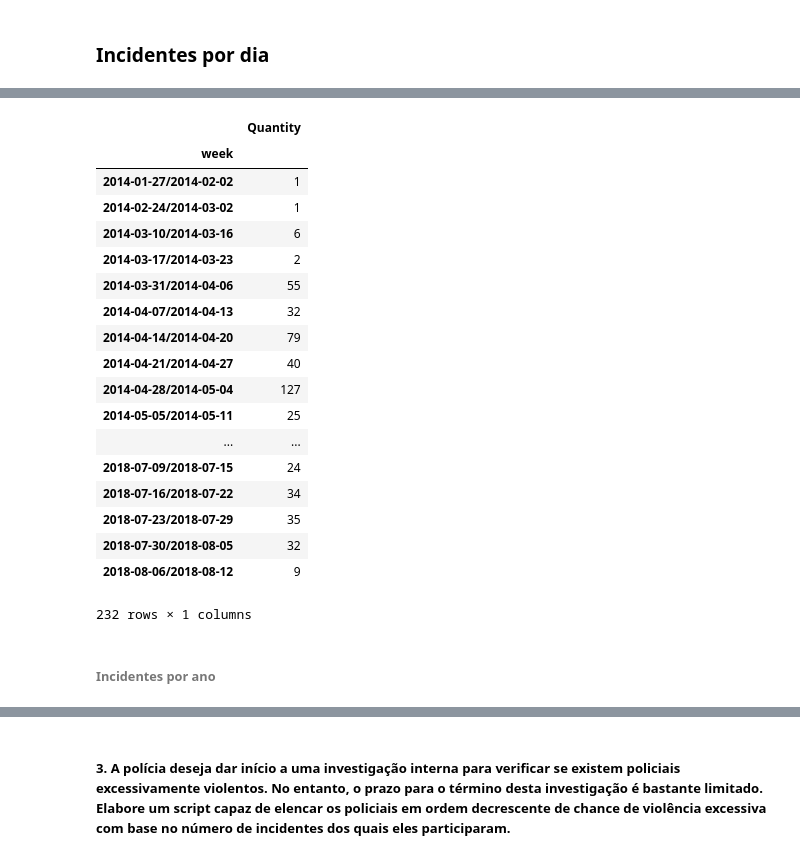
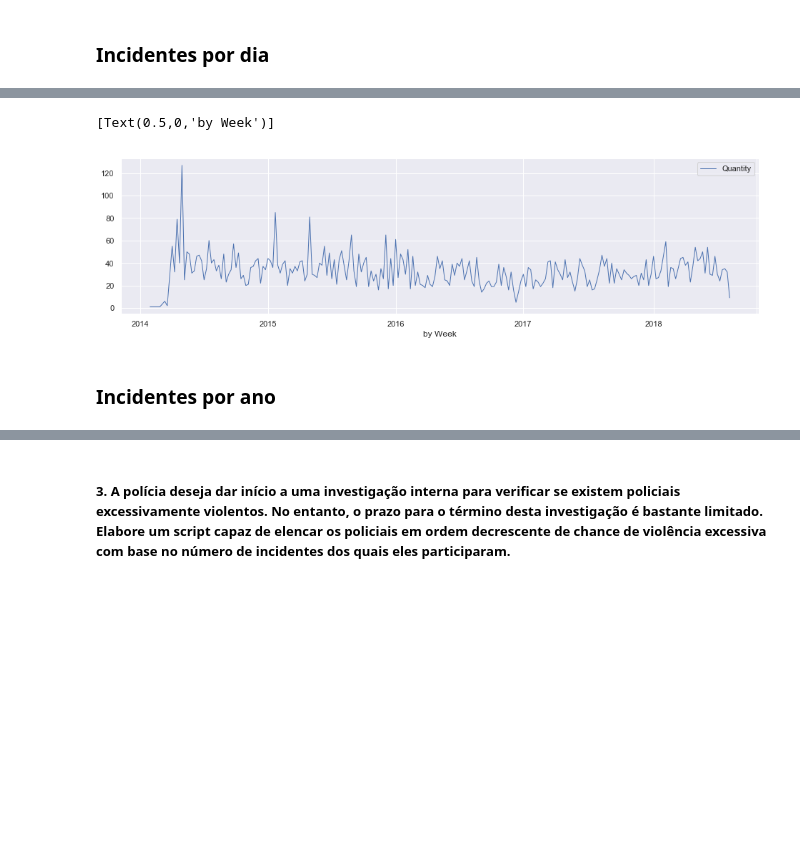
Before and after one commit to clairtonm/atlanticoDSTest, a Jupyter notebook: Notebooks/Untitled.ipynb, the cells around one changed output, grey strips where cells are left out. Cells and saved outputs as stored; diff of their text form; code cells hidden in the pictures; blank space fills up the shorter version.

```diff
--- a/Notebooks/Untitled.ipynb
+++ b/Notebooks/Untitled.ipynb
@@ -286,30 +279,15 @@ incident_date_week = incident_date_week.groupby(['week']).count()
 
 incident_date_week = incident_date_week[['Incident_Num']]
 incident_date_week.rename(columns={'Incident_Num': 'Quantity'}, inplace=True)
-# %%
-incident_date_week
-# %% [output]
-|  | Quantity |
-| week |  |
-| 2014-01-27/2014-02-02 | 1 |
-| 2014-02-24/2014-03-02 | 1 |
-| 2014-03-10/2014-03-16 | 6 |
-| 2014-03-17/2014-03-23 | 2 |
-| 2014-03-31/2014-04-06 | 55 |
-| 2014-04-07/2014-04-13 | 32 |
-| 2014-04-14/2014-04-20 | 79 |
-| 2014-04-21/2014-04-27 | 40 |
-| 2014-04-28/2014-05-04 | 127 |
-| 2014-05-05/2014-05-11 | 25 |
-| ... | ... |
-| 2018-07-09/2018-07-15 | 24 |
-| 2018-07-16/2018-07-22 | 34 |
-| 2018-07-23/2018-07-29 | 35 |
-| 2018-07-30/2018-08-05 | 32 |
-| 2018-08-06/2018-08-12 | 9 |
-232 rows × 1 columns
+# %%
+fig, ax = plt.subplots(figsize=(16, 4))
+incident_date_week.plot(ls="-", lw="1", ax=ax)
+ax.set(xlabel="by Week")
+# %% [output]
+[Text(0.5,0,'by Week')]
+[figure, added]
 # %% [markdown]
-###### Incidentes por ano
+### Incidentes por ano
 # %%
 incident_date_year = raw_use_of_force.copy()
 # %%
```
Also changed, not shown: parts of 27 cells of this notebook.
